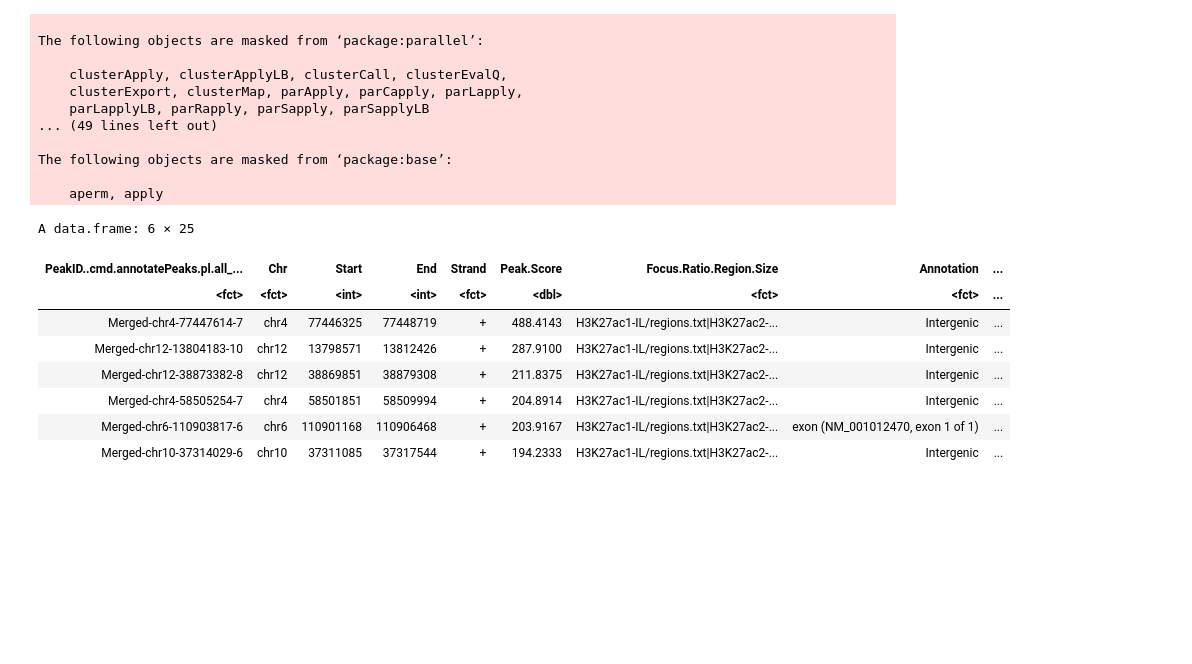
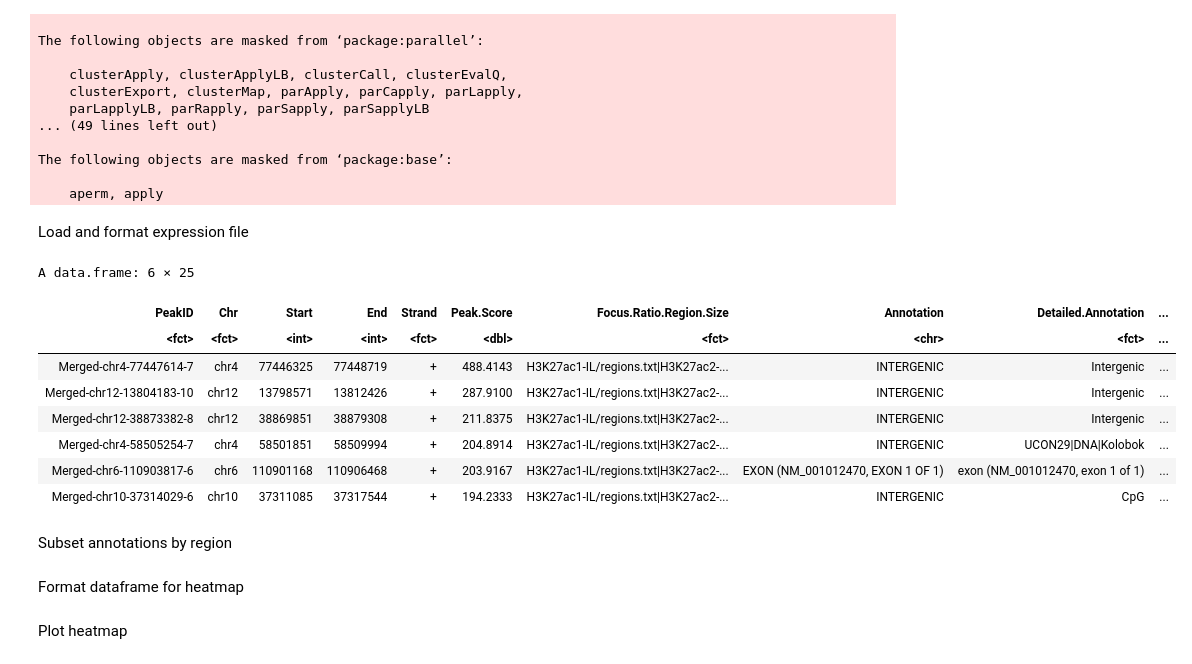
Before and after one commit to sjroth/Rat-Pilot-Analysis, a Jupyter notebook: Notebooks/SampleHeatmap.ipynb, the cells around one changed output. Drawn from its saved outputs; the diff is of its cells as text; code cells hidden in the pictures; blank space fills up the shorter version.

Commit message:
Initial analysis expanded to promoters. Preliminary stab at clustering.

```diff
--- a/Notebooks/SampleHeatmap.ipynb
+++ b/Notebooks/SampleHeatmap.ipynb
@@ -19,33 +20,25 @@ The following objects are masked from ‘package:parallel’:
 The following objects are masked from ‘package:base’:
 
     aperm, apply
+# %% [markdown]
+Load and format expression file
 # %%
 norm_exp <- read.csv('../../../Rat-Pilot/data/tag_directories/all_peaks.rlog.txt',sep='\t',
                      col.names=c('PeakID','Chr','Start','End','Strand','Peak.Score','Focus.Ratio.Region.Size','Annotation',
-                                 'Detailed.Annotation','Distance.to.TSS',
-'Nearest.PromoterID'
-'Entrez.ID'
-'Nearest.Unigene'
-'Nearest.Refseq'
-'Nearest.Ensembl'
-'Gene.Name'
-'Gene.Alias'
-'Gene.Description'
-'Gene.Type'
-'H3K27ac1.IL.Tag.Count.in.given.bp..33090224.0.Total..normalization.factor...1..effective.total...10000000.'
-'H3K27ac2.PL.Tag.Count.in.given.bp..25331231.0.Total..normalization.factor...1..effective.total...10000000.'
-'H3K27ac4.ST.Tag.Count.in.given.bp..31535721.0.Total..normalization.factor...1..effective.total...10000000.'
-'H3K27ac5.AC.Tag.Count.in.given.bp..33154199.0.Total..normalization.factor...1..effective.total...10000000.'
-'H3K27ac6.AS.Tag.Count.in.given.bp..28983126.0.Total..normalization.factor...1..effective.total...10000000.'
-'H3K27ac7.VTA.Tag.Count.in.given.bp..29370322.0.Total..normalization.factor...1..effective.total...10000000.'))
+                                 'Detailed.Annotation','Distance.to.TSS','Nearest.PromoterID','Entrez.ID','Nearest.Unigene',
+                                 'Nearest.Refseq','Nearest.Ensembl','Gene.Name','Gene.Alias','Gene.Description','Gene.Type',
+                                 'IL','PL','ST','AC','AS','VTA'))
+norm_exp$Annotation <- toupper(norm_exp$Annotation)
 head(norm_exp)
 # %% [output]
 A data.frame: 6 × 25
-| PeakID..cmd.annotatePeaks.pl.all_... | Chr | Start | End | Strand | Peak.Score | Focus.Ratio.Region.Size | Annotation | ... |
-| <fct> | <fct> | <int> | <int> | <fct> | <dbl> | <fct> | <fct> | ... |
-| Merged-chr4-77447614-7 | chr4 | 77446325 | 77448719 | + | 488.4143 | H3K27ac1-IL/regions.txt|H3K27ac2-... | Intergenic | ... |
-| Merged-chr12-13804183-10 | chr12 | 13798571 | 13812426 | + | 287.9100 | H3K27ac1-IL/regions.txt|H3K27ac2-... | Intergenic | ... |
-| Merged-chr12-38873382-8 | chr12 | 38869851 | 38879308 | + | 211.8375 | H3K27ac1-IL/regions.txt|H3K27ac2-... | Intergenic | ... |
-| Merged-chr4-58505254-7 | chr4 | 58501851 | 58509994 | + | 204.8914 | H3K27ac1-IL/regions.txt|H3K27ac2-... | Intergenic | ... |
-| Merged-chr6-110903817-6 | chr6 | 110901168 | 110906468 | + | 203.9167 | H3K27ac1-IL/regions.txt|H3K27ac2-... | exon (NM_001012470, exon 1 of 1) | ... |
-| Merged-chr10-37314029-6 | chr10 | 37311085 | 37317544 | + | 194.2333 | H3K27ac1-IL/regions.txt|H3K27ac2-... | Intergenic | ... |
+| PeakID | Chr | Start | End | Strand | Peak.Score | Focus.Ratio.Region.Size | Annotation | Detailed.Annotation | ... |
+| <fct> | <fct> | <int> | <int> | <fct> | <dbl> | <fct> | <chr> | <fct> | ... |
+| Merged-chr4-77447614-7 | chr4 | 77446325 | 77448719 | + | 488.4143 | H3K27ac1-IL/regions.txt|H3K27ac2-... | INTERGENIC | Intergenic | ... |
+| Merged-chr12-13804183-10 | chr12 | 13798571 | 13812426 | + | 287.9100 | H3K27ac1-IL/regions.txt|H3K27ac2-... | INTERGENIC | Intergenic | ... |
+| Merged-chr12-38873382-8 | chr12 | 38869851 | 38879308 | + | 211.8375 | H3K27ac1-IL/regions.txt|H3K27ac2-... | INTERGENIC | Intergenic | ... |
+| Merged-chr4-58505254-7 | chr4 | 58501851 | 58509994 | + | 204.8914 | H3K27ac1-IL/regions.txt|H3K27ac2-... | INTERGENIC | UCON29|DNA|Kolobok | ... |
+| Merged-chr6-110903817-6 | chr6 | 110901168 | 110906468 | + | 203.9167 | H3K27ac1-IL/regions.txt|H3K27ac2-... | EXON (NM_001012470, EXON 1 OF 1) | exon (NM_001012470, exon 1 of 1) | ... |
+| Merged-chr10-37314029-6 | chr10 | 37311085 | 37317544 | + | 194.2333 | H3K27ac1-IL/regions.txt|H3K27ac2-... | INTERGENIC | CpG | ... |
+# %% [markdown]
+Subset annotations by region
@@ -51,0 +49,2 @@ A data.frame: 6 × 25
+# %% [markdown]
+Format dataframe for heatmap
@@ -51,0 +72,2 @@ A data.frame: 6 × 25
+# %% [markdown]
+Plot heatmap
```
Also changed, not shown: parts of 9 cells of this notebook, 1 other file.
